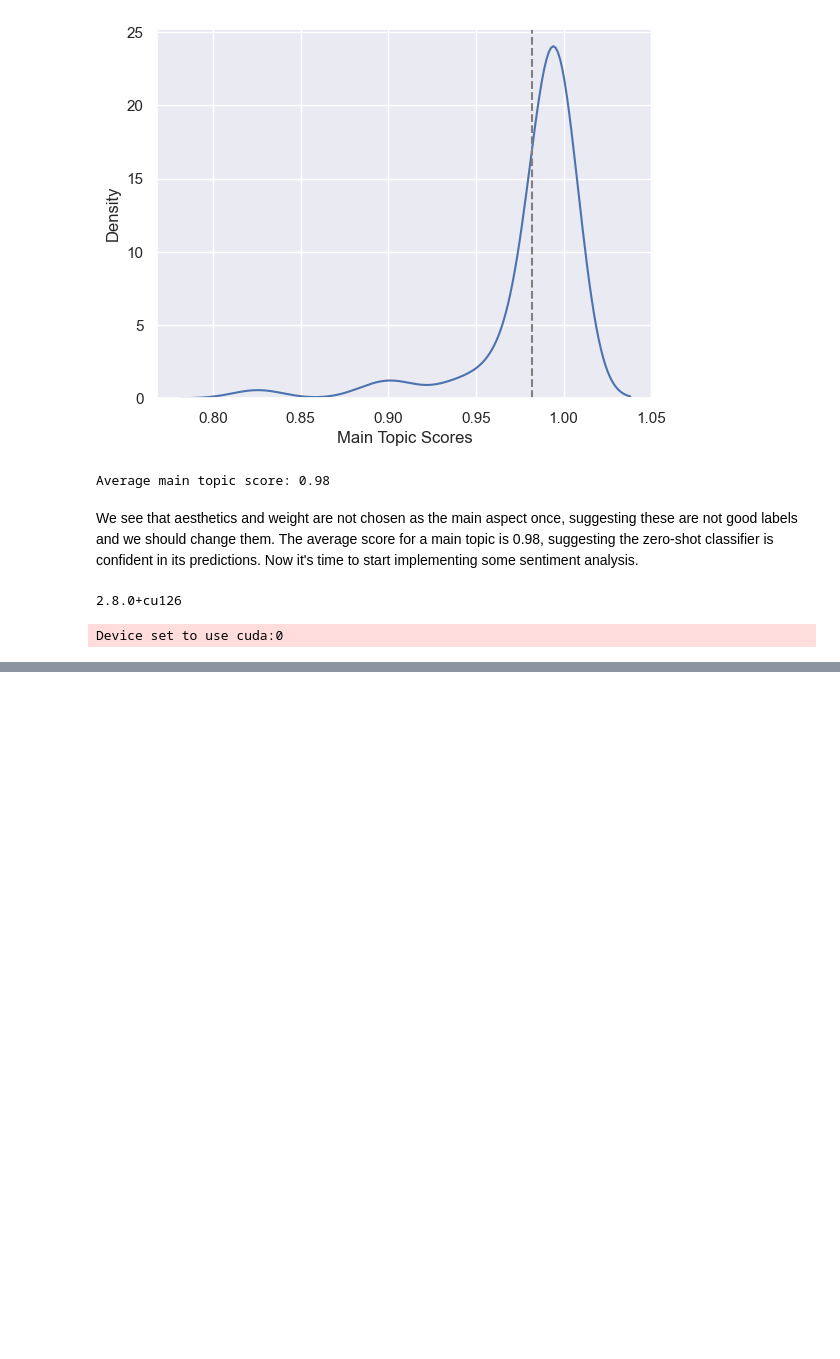
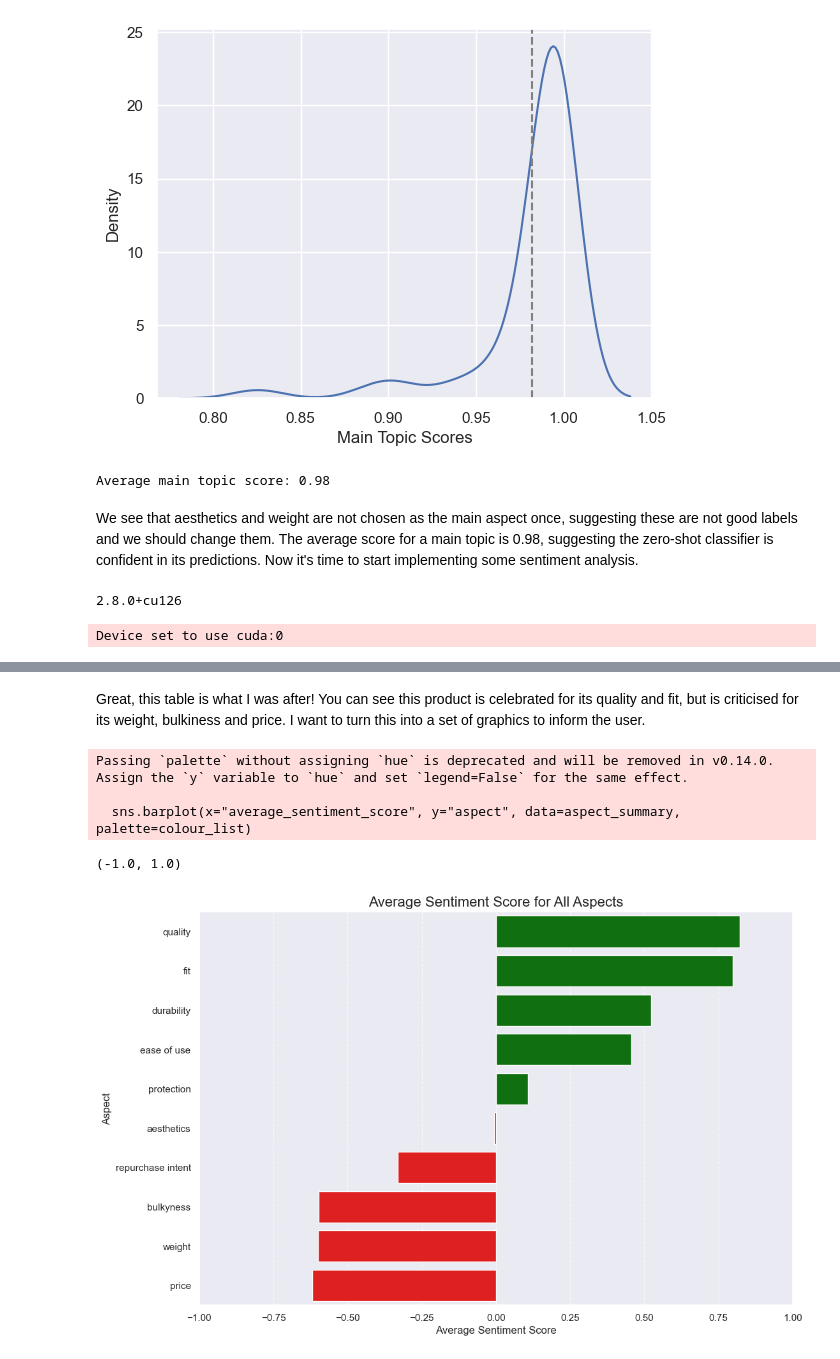
Before and after one commit to tomg291/Review-Analysis, a Jupyter notebook: phase1.ipynb, the cells around one changed output, grey strips where cells are left out. Drawn from its saved outputs; the diff is of its cells as text; code cells hidden in the pictures; blank space fills up the shorter version.

```diff
--- a/phase1.ipynb
+++ b/phase1.ipynb
@@ -224,0 +256,2 @@ sent_detector = PunktTokenizer()
+# %%
+new_score_table["sentiment score"] = np.where(new_score_table["aspect sentiment"] == "NEGATIVE", new_score_table["sentiment score"] * -1, new_score_table["sentiment score"])
@@ -224,0 +274,13 @@ sent_detector = PunktTokenizer()
+# %%
+aspect_summary = new_score_table.drop(columns=["index", "sequence"])
+aspect_summary = aspect_summary.groupby("main topic").agg(
+    aspect_count = ("main topic", "size"),
+    positive_count=("aspect sentiment", lambda x: (x == "POSITIVE").sum()),
+    negative_count=("aspect sentiment", lambda x: (x == "NEGATIVE").sum()),
+    average_sentiment_score=("sentiment score", "mean")
+).reset_index()
+# %%
+aspect_summary.rename(columns={"main topic":"aspect"}, inplace=True)
+# %%
+aspect_summary.sort_values(by='average_sentiment_score', ascending=False, inplace=True)
+aspect_summary
@@ -224,0 +299,23 @@ sent_detector = PunktTokenizer()
+# %% [markdown]
+Great, this table is what I was after! You can see this product is celebrated for its quality and fit, but is criticised for its weight, bulkiness and price. I want to turn this into a set of graphics to inform the user.
+# %%
+colour_list = []
+for i in aspect_summary["average_sentiment_score"]:
+    if i >= 0:
+        colour_list.append("green")
+    else:
+        colour_list.append("red")
+
+plt.figure(figsize=(12, 8))
+sns.barplot(x="average_sentiment_score", y="aspect", data=aspect_summary, palette=colour_list)
+plt.title("Average Sentiment Score for All Aspects", fontsize=16)
+plt.xlabel("Average Sentiment Score")
+plt.ylabel("Aspect")
+plt.grid(axis="x", linestyle="--", alpha=0.7)
+plt.xlim(-1, 1)
+# %% [output]
+Passing `palette` without assigning `hue` is deprecated and will be removed in v0.14.0. Assign the `y` variable to `hue` and set `legend=False` for the same effect.
+
+  sns.barplot(x="average_sentiment_score", y="aspect", data=aspect_summary, palette=colour_list)
+(-1.0, 1.0)
+[figure, added]
```
Also changed, not shown: parts of 19 cells of this notebook, 1 other file.
